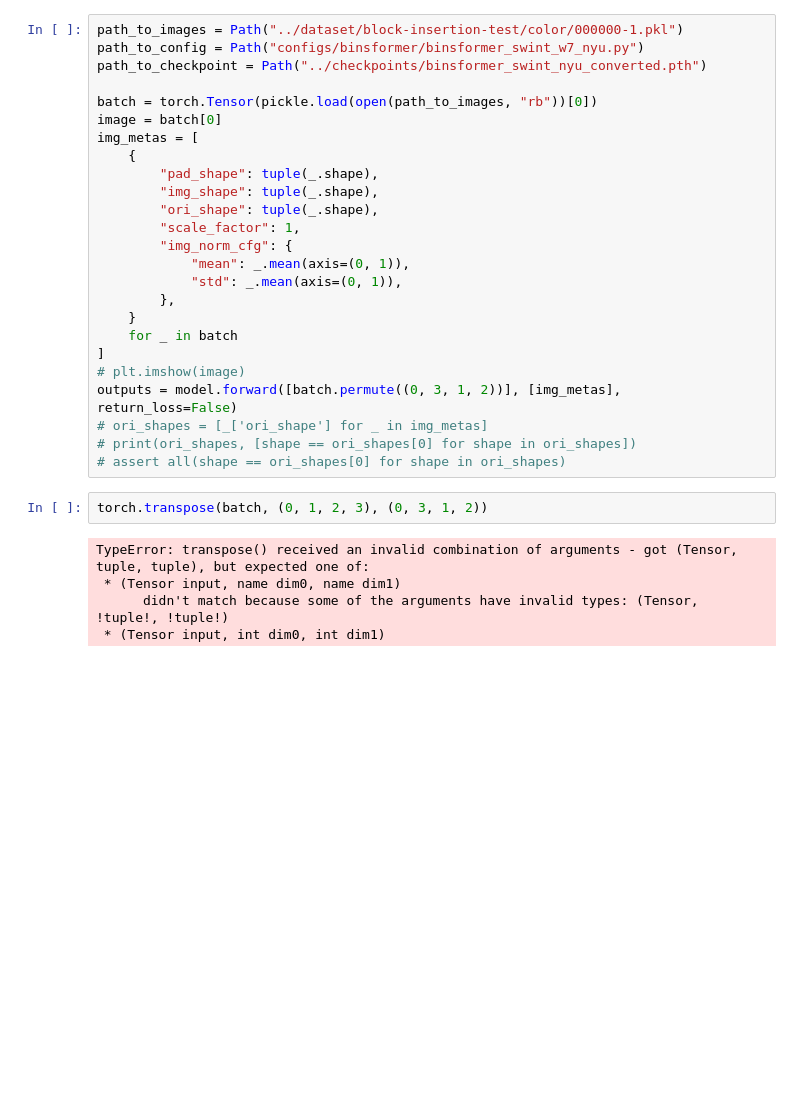
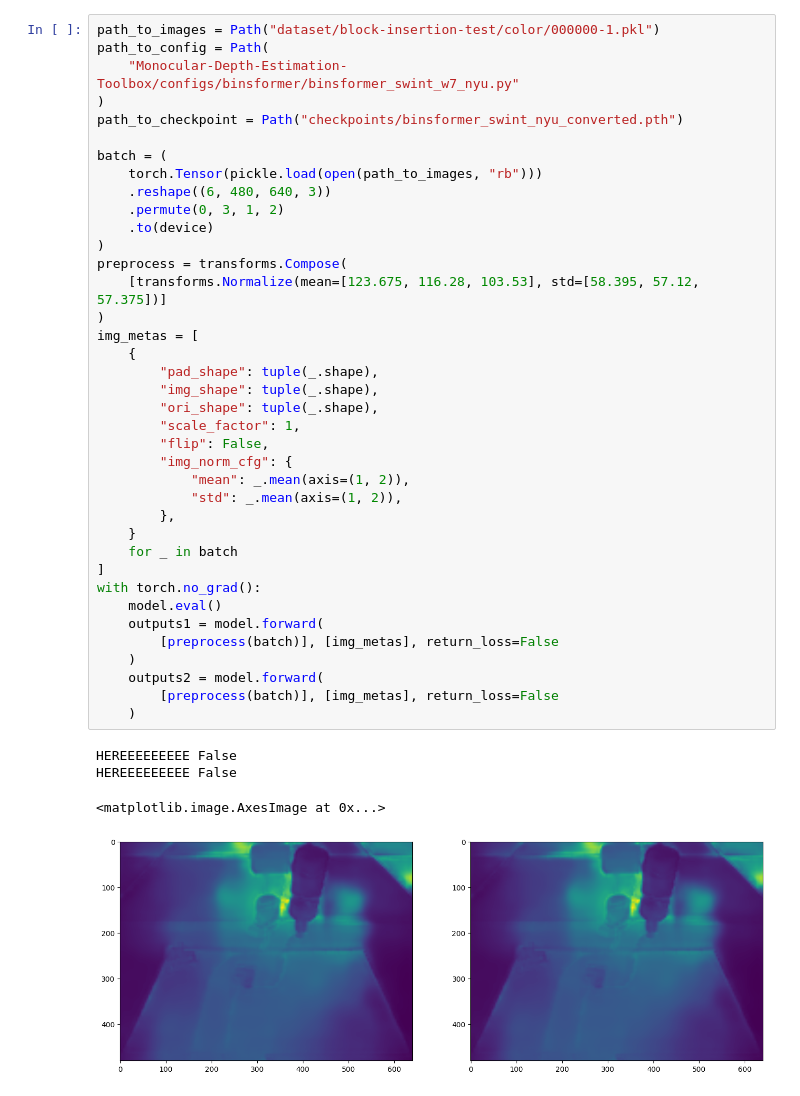
Before and after one commit to MatiasEtcheve/RECVIS-transporter-networks, a Jupyter notebook: stuff.ipynb, the cells around one changed output. Cells and saved outputs as stored; diff of their text form; blank space fills up the shorter version.

Commit message:
experiment with depth estimation

```diff
--- a/stuff.ipynb
+++ b/stuff.ipynb
@@ -26,32 +31,43 @@ import matplotlib.pyplot as plt
 # %%
-path_to_images = Path("../dataset/block-insertion-test/color/000000-1.pkl")
-path_to_config = Path("configs/binsformer/binsformer_swint_w7_nyu.py")
-path_to_checkpoint = Path("../checkpoints/binsformer_swint_nyu_converted.pth")
+path_to_images = Path("dataset/block-insertion-test/color/000000-1.pkl")
+path_to_config = Path(
+    "Monocular-Depth-Estimation-Toolbox/configs/binsformer/binsformer_swint_w7_nyu.py"
+)
+path_to_checkpoint = Path("checkpoints/binsformer_swint_nyu_converted.pth")
 
-batch = torch.Tensor(pickle.load(open(path_to_images, "rb"))[0])
-image = batch[0]
+batch = (
+    torch.Tensor(pickle.load(open(path_to_images, "rb")))
+    .reshape((6, 480, 640, 3))
+    .permute(0, 3, 1, 2)
+    .to(device)
+)
+preprocess = transforms.Compose(
+    [transforms.Normalize(mean=[123.675, 116.28, 103.53], std=[58.395, 57.12, 57.375])]
+)
 img_metas = [
     {
         "pad_shape": tuple(_.shape),
         "img_shape": tuple(_.shape),
         "ori_shape": tuple(_.shape),
         "scale_factor": 1,
+        "flip": False,
         "img_norm_cfg": {
-            "mean": _.mean(axis=(0, 1)),
-            "std": _.mean(axis=(0, 1)),
+            "mean": _.mean(axis=(1, 2)),
+            "std": _.mean(axis=(1, 2)),
         },
     }
     for _ in batch
 ]
-# plt.imshow(image)
-outputs = model.forward([batch.permute((0, 3, 1, 2))], [img_metas], return_loss=False)
-# ori_shapes = [_['ori_shape'] for _ in img_metas]
-# print(ori_shapes, [shape == ori_shapes[0] for shape in ori_shapes])
-# assert all(shape == ori_shapes[0] for shape in ori_shapes)
+with torch.no_grad():
+    model.eval()
+    outputs1 = model.forward(
+        [preprocess(batch)], [img_metas], return_loss=False
+    )
+    outputs2 = model.forward(
+        [preprocess(batch)], [img_metas], return_loss=False
+    )
+# %% [output]
+HEREEEEEEEEE False
+HEREEEEEEEEE False
+<matplotlib.image.AxesImage at 0x...>
+[figure, added]
-# %%
-torch.transpose(batch, (0, 1, 2, 3), (0, 3, 1, 2))
-# %% [output]
-TypeError: transpose() received an invalid combination of arguments - got (Tensor, tuple, tuple), but expected one of:
- * (Tensor input, name dim0, name dim1)
-      didn't match because some of the arguments have invalid types: (Tensor, !tuple!, !tuple!)
- * (Tensor input, int dim0, int dim1)
```
Also changed, not shown: parts of 7 cells of this notebook.
